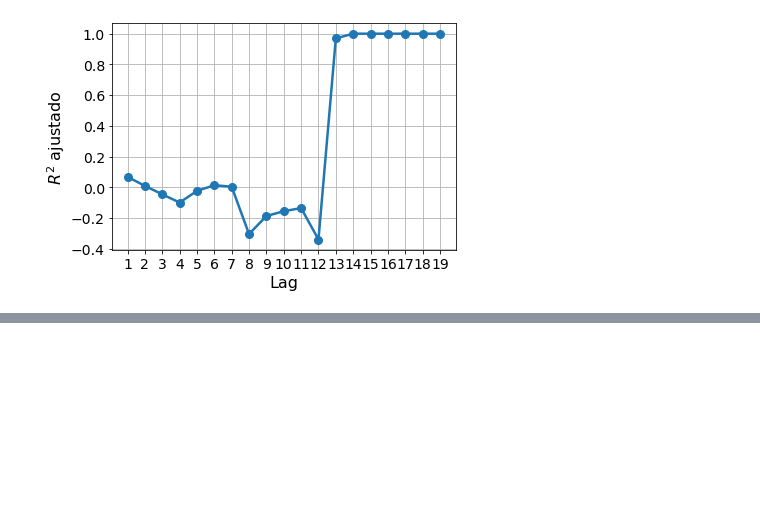
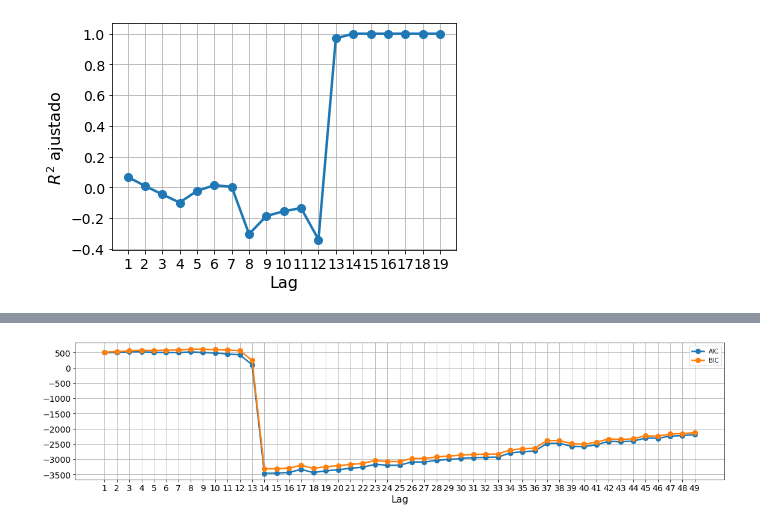
Before and after one commit to JuanOlmos/Aprendizaje_Automatico, a Jupyter notebook: aprendizaje_estadistico/linear_regresor.ipynb, the cells around one changed output, grey strips where cells are left out. Cells and saved outputs as stored; diff of their text form; code cells hidden in the pictures; blank space fills up the shorter version.

```diff
--- a/aprendizaje_estadistico/linear_regresor.ipynb
+++ b/aprendizaje_estadistico/linear_regresor.ipynb
@@ -184,0 +204,28 @@ plt.show()
+# %%
+fig, ax = plt.subplots(figsize=(16,4))
+plt.grid()
+plt.plot(performance["slag"],performance["AIC"],
+            linewidth = 2.5,
+        #  c = "#F37B01",
+            marker = 'o',
+            markersize = 8,
+            label = "AIC")
+
+plt.plot(performance["slag"],performance["BIC"],
+            linewidth = 2.5,
+        #  c = "#F37B01",
+            marker = 'o',
+            markersize = 8,
+            label = "BIC")
+
+ax.set_xticks(list(performance["slag"]))
+plt.xticks(fontsize=14)
+plt.yticks(fontsize=14)
+
+plt.xlabel('Lag', fontsize = 16)
+# plt.ylabel(ylabel, fontsize = 16)
+plt.legend()
+plt.tight_layout()
+plt.savefig("outputs/linear_reg_AIC_BIC.pdf", dpi = 200)
+# %% [output]
+[figure, added]
```
Also changed, not shown: parts of 6 cells of this notebook, 18 other files.
